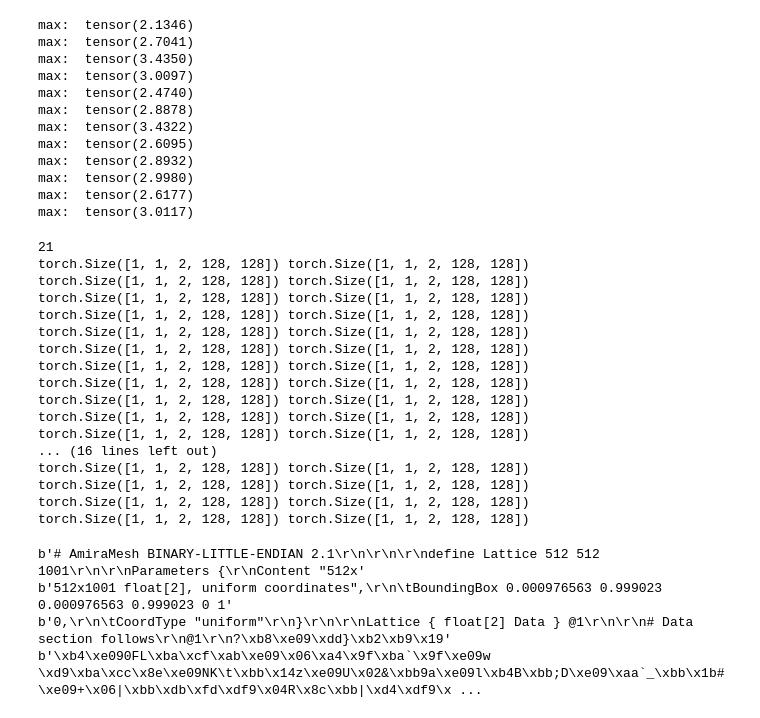
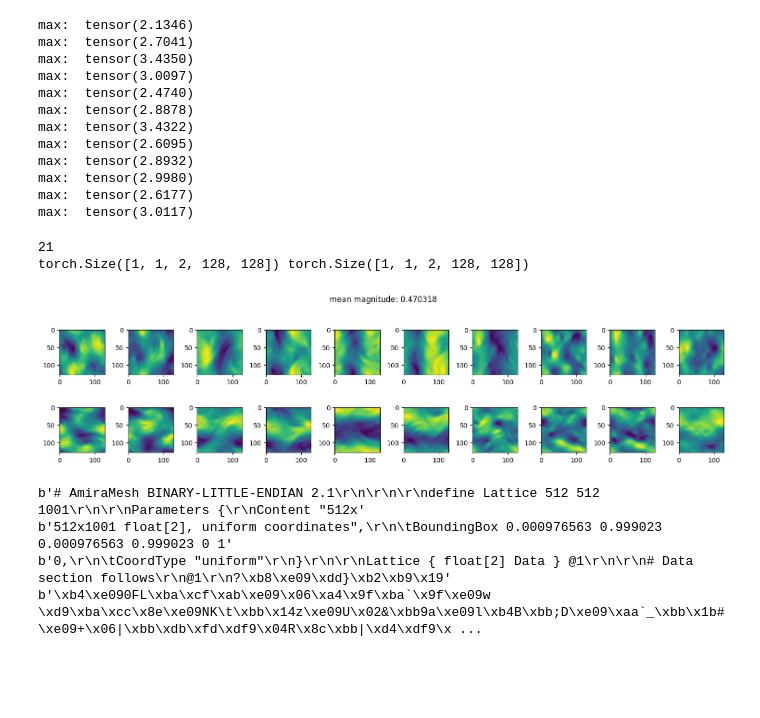
Before and after one commit to tpharmsen/AutoregressiveNeuralOperators, a Jupyter notebook: test.ipynb, the cells around one changed output. Saved outputs shown, nothing was run; the diff lists cells and outputs as text; code cells hidden in the pictures; blank space fills up the shorter version.

```diff
--- a/test.ipynb
+++ b/test.ipynb
@@ -288,33 +332,35 @@ loader = DataLoader(dataset, batch_size=1, shuffle=False)
 j = 0
 for x, y in loader:
     print(x.shape, y.shape)
+    break
     #fig, ax = plt.subplots(2,3, figsize=(12,4))
     #for i in range(3):
     #    ax[0,i].imshow(x[:,:,i,:,:].squeeze())
     #    ax[1,i].imshow(y[:,:,i,:,:].squeeze())
     #plt.tight_layout()
     #plt.show()
-    if j==30:
-        break
-    j = j + 1
+    #if j==30:
+    #    break
+    #j = j + 1
 # %% [output]
 21
 torch.Size([1, 1, 2, 128, 128]) torch.Size([1, 1, 2, 128, 128])
-torch.Size([1, 1, 2, 128, 128]) torch.Size([1, 1, 2, 128, 128])
-torch.Size([1, 1, 2, 128, 128]) torch.Size([1, 1, 2, 128, 128])
-torch.Size([1, 1, 2, 128, 128]) torch.Size([1, 1, 2, 128, 128])
-torch.Size([1, 1, 2, 128, 128]) torch.Size([1, 1, 2, 128, 128])
-torch.Size([1, 1, 2, 128, 128]) torch.Size([1, 1, 2, 128, 128])
-torch.Size([1, 1, 2, 128, 128]) torch.Size([1, 1, 2, 128, 128])
-torch.Size([1, 1, 2, 128, 128]) torch.Size([1, 1, 2, 128, 128])
-torch.Size([1, 1, 2, 128, 128]) torch.Size([1, 1, 2, 128, 128])
-torch.Size([1, 1, 2, 128, 128]) torch.Size([1, 1, 2, 128, 128])
-torch.Size([1, 1, 2, 128, 128]) torch.Size([1, 1, 2, 128, 128])
-... (16 lines left out)
-torch.Size([1, 1, 2, 128, 128]) torch.Size([1, 1, 2, 128, 128])
-torch.Size([1, 1, 2, 128, 128]) torch.Size([1, 1, 2, 128, 128])
-torch.Size([1, 1, 2, 128, 128]) torch.Size([1, 1, 2, 128, 128])
-torch.Size([1, 1, 2, 128, 128]) torch.Size([1, 1, 2, 128, 128])
+# %%
+dataloader = DataLoader(dataset, batch_size=100, shuffle=True)
+for x, y in dataloader:
+    break
+def plotvelxy(data):
+    fig, ax = plt.subplots(2,10, figsize=(15,4))
+    for i in range(10):
+        ax[0,i].imshow(x[i,0,0,:,:])
+        ax[1,i].imshow(x[i,0,1,:,:])
+    absmean = x.abs().mean()
+    plt.suptitle("mean magnitude: " + str(absmean.numpy()))
+    plt.tight_layout()
+    plt.show()
+plotvelxy(x)
+# %% [output]
+[figure, added]
 # %%
 def read_amira_mesh(filename):
     with open(filename, 'rb') as f:  # Open in binary mode
```
Also changed, not shown: parts of 8 cells of this notebook, 1 other file.
